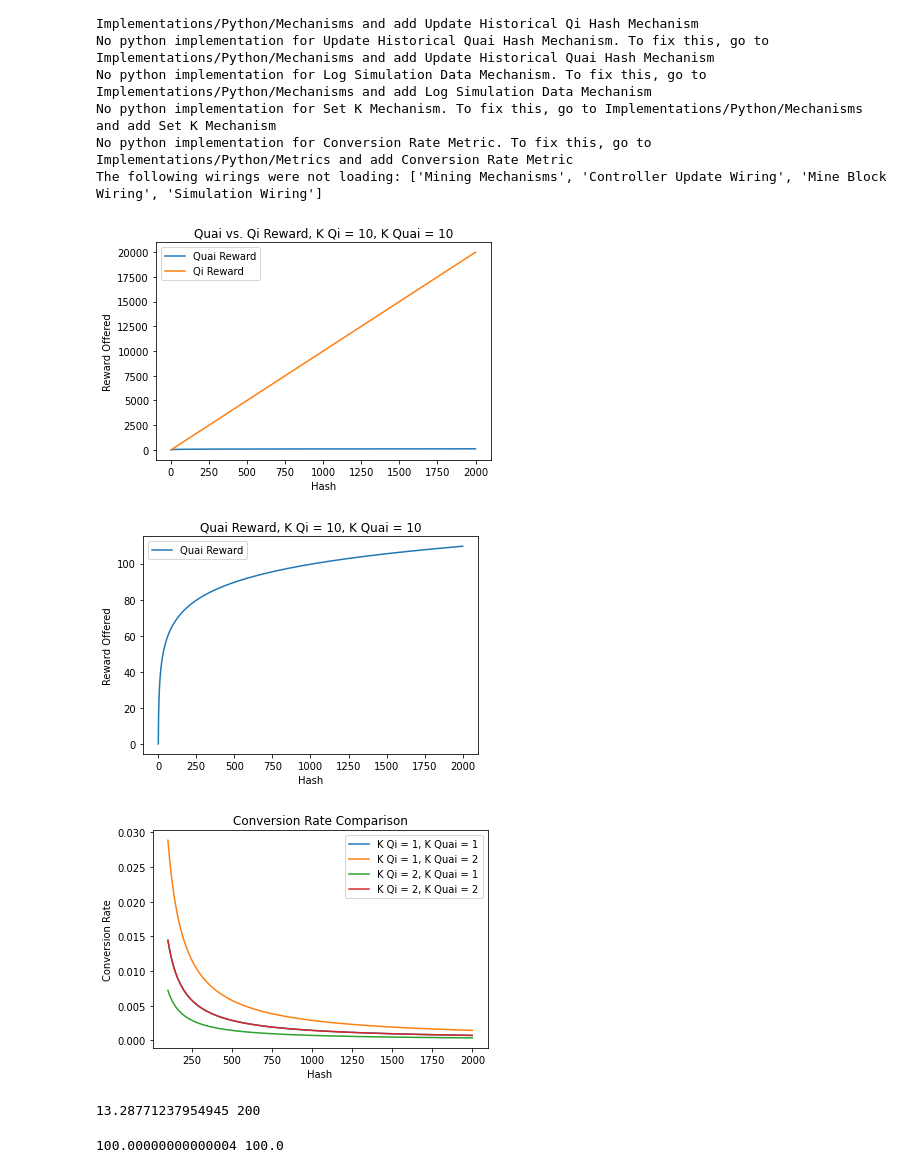
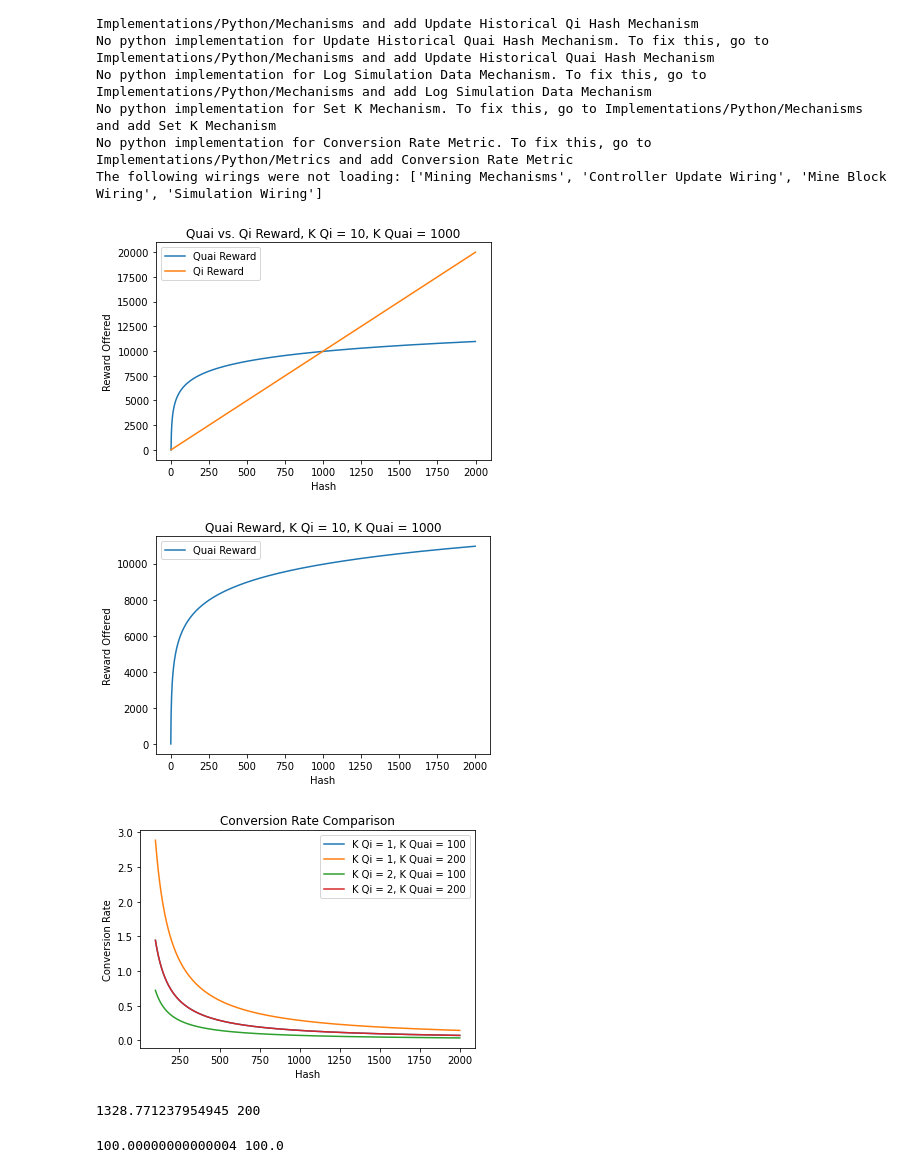
Before and after one commit to dominant-strategies/Quai-Macro-Model, a Jupyter notebook: Spec/Metrics Examples.ipynb, the cells around one changed output. Saved outputs shown, nothing was run; the diff lists cells and outputs as text; code cells hidden in the pictures.

```diff
--- a/Spec/Metrics Examples.ipynb
+++ b/Spec/Metrics Examples.ipynb
@@ -36,7 +36,7 @@ import numpy as np
 import matplotlib.pyplot as plt
 
 state["K Qi"] = 10
-state["K Quai"] = 10
+state["K Quai"] = 1000
 
 hash = np.arange(1, 2000)
 quai = [msi.metrics['Hash to Quai Metric'](state, params, [{"Hash": x}]) for x in hash]
@@ -59,33 +59,33 @@ plt.xlabel("Hash")
 plt.ylabel("Reward Offered")
 plt.show()
 # %% [output]
-[figure, old version]
+[figure, new version]
-[figure, old version]
+[figure, new version]
 # %%
 labels = []
 hash = np.arange(100, 2000)
 y_vals = []
 for k_qi in [1, 2]:
-    for k_quai in [1, 2]:
+    for k_quai in [100, 200]:
         labels.append([k_qi, k_quai])
         state["K Quai"] = k_quai
         state["K Qi"] = k_qi
         y = []
         for h in hash:
             state["Block Difficulty"] = h
             y.append(state["Metrics"]["Current Block Reward Ratio Metric"](state, params, []))
         y_vals.append(y)
 labels = ["K Qi = {}, K Quai = {}".format(x[0], x[1]) for x in labels]
 
 for y in y_vals:
     plt.plot(hash, y)
 plt.title("Conversion Rate Comparison")
 plt.xlabel("Hash")
 plt.ylabel("Conversion Rate")
 plt.legend(labels)
 plt.show()
 # %% [output]
-[figure, old version]
+[figure, new version]
 # %%
 a = msi.metrics['Hash to Quai Metric'](state, params, [{"Hash": 100}])
 b = msi.metrics['Hash to Qi Metric'](state, params, [{"Hash": 100}])
@@ -93,7 +93,7 @@ b = msi.metrics['Hash to Qi Metric'](state, params, [{"Hash": 100}])
 
 print(a, b)
 # %% [output]
-13.28771237954945 200
+1328.771237954945 200
 # %%
 a = msi.metrics['Quai to Hash Metric'](state, params, [{"Quai": a}])
 b = msi.metrics['Qi to Hash Metric'](state, params, [{"Qi": b}])
```
Also changed, not shown: 9 other files.
